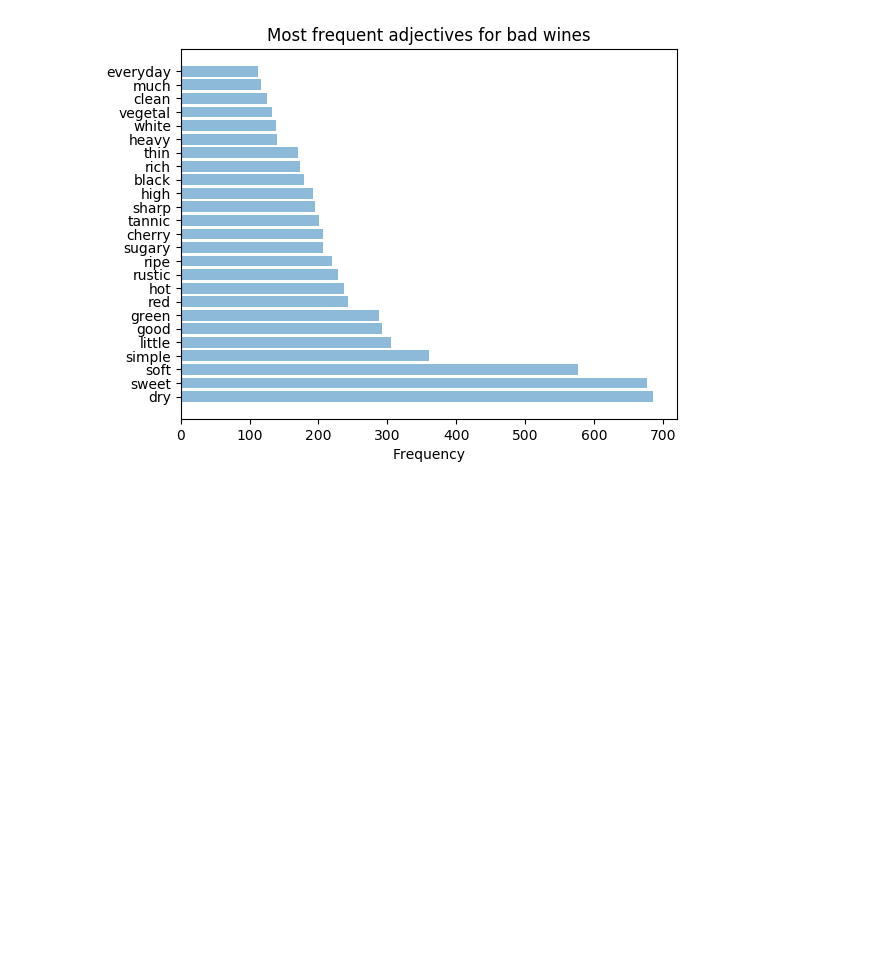
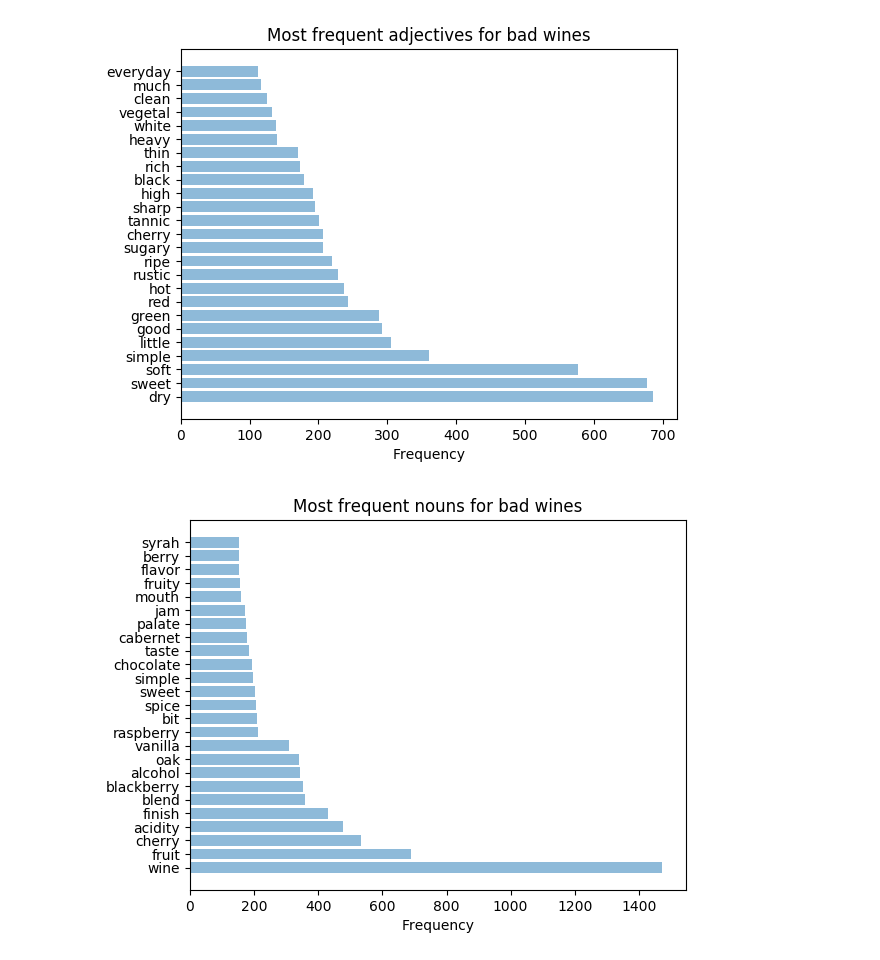
Before and after one commit to pavlafuxova/TFM, a Jupyter notebook: pos_tagger_informative_words.ipynb, the cells around one changed output. Drawn from its saved outputs; the diff is of its cells as text; code cells hidden in the pictures; blank space fills up the shorter version.

Commit message:
frequent nouns for bad wines

```diff
--- a/pos_tagger_informative_words.ipynb
+++ b/pos_tagger_informative_words.ipynb
@@ -154,3 +154,34 @@ plt.title('Most frequent adjectives for bad wines')
 plt.show()
 # %% [output]
 [figure]
+# %%
+bad_noun_list = []
+for description in wine_bad.description:
+    description = TextBlob(description.decode('unicode-escape'))
+    description = nltk.pos_tag(description.split())
+    for i in range(len(description)):
+        tupl=description[i]
+        if tupl[1] == 'NN':
+            bad_noun_list.append(tupl[0])
+# %%
+bad_nouns = pd.DataFrame({'noun_list': bad_noun_list})
+df_noun_bad = bad_nouns.noun_list.value_counts().sort_values(ascending=False).to_frame().reset_index()
+# %%
+plt.rcdefaults()
+fig, ax = plt.subplots()
+
+nouns = tuple(df_noun_bad['index'].tolist())[:25]
+nouns = [TextBlob(i.decode('unicode-escape')) for i in nouns]
+y_pos = np.arange(len(nouns))
+performance = np.array(df_noun_bad.noun_list)[:25]
+error = np.random.rand(len(nouns))
+
+
+plt.barh(y_pos, performance, align='center', alpha=0.5)
+plt.yticks(y_pos,nouns)
+plt.xlabel('Frequency')
+plt.title('Most frequent nouns for bad wines')
+
+plt.show()
+# %% [output]
+[figure, added]
```
